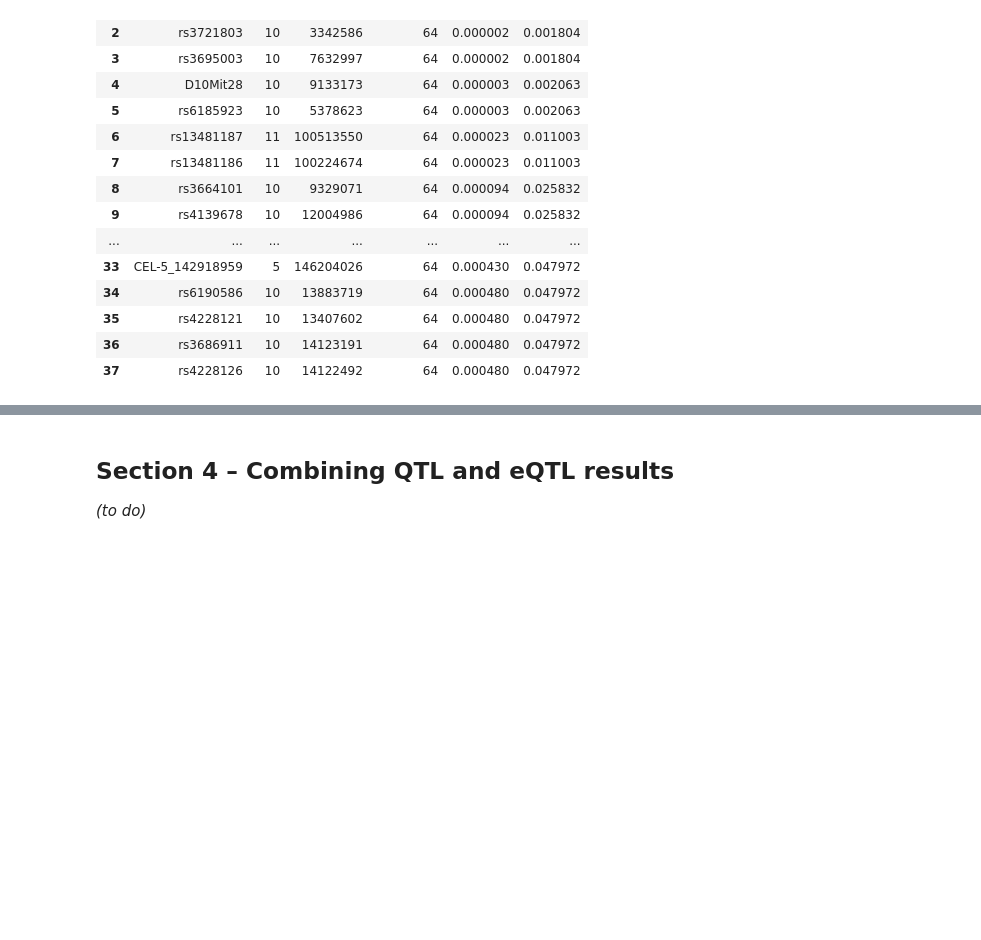
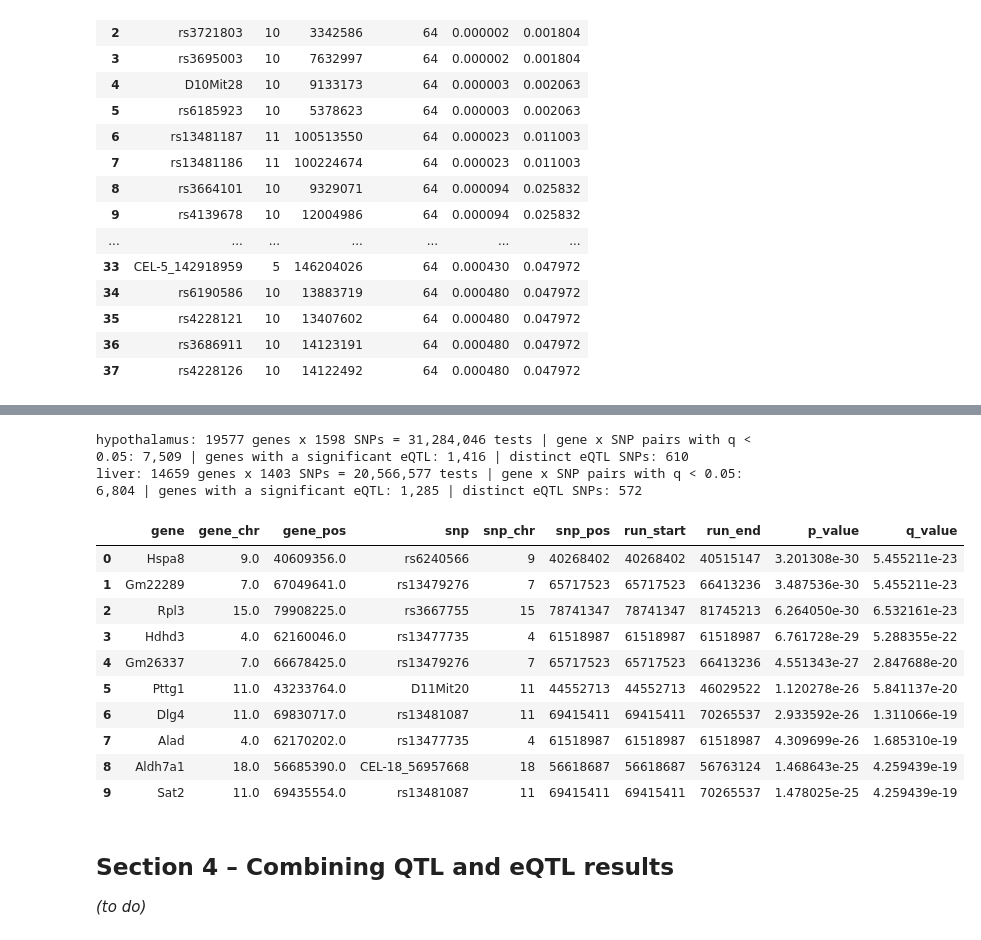
Before and after one commit to amit-sk/system-genetics-project, a Jupyter notebook: system_genetics_project.ipynb, the cells around one changed output, grey strips where cells are left out. Saved outputs shown, nothing was run; the diff lists cells and outputs as text; code cells hidden in the pictures; blank space fills up the shorter version.

```diff
--- a/system_genetics_project.ipynb
+++ b/system_genetics_project.ipynb
@@ -235,3 +481,58 @@ for pid, res in qtl_results.items():
+# %%
+def eqtl_scan(strain_means, snp_matrix, snp_loci):
+    """F-test P-value of every gene x SNP pair. Returns a genes x SNPs DataFrame."""
+    p_values = np.vstack([f_test_all_snps(snp_matrix, gene_values)[0] for gene_values in strain_means.to_numpy()])
+    return pd.DataFrame(p_values, index=strain_means.index, columns=snp_loci)
+
+
+def select_eqtls(p_values, q_values, snp_table, annotation, alpha=FDR_ALPHA):
+    """One row per gene: its best-associated SNP (lowest P) with the SNP's position and run span, the gene's position,
+    P and q. Only genes whose best SNP is significant (q < alpha) are returned."""
+    best_snp_index = np.nanargmin(p_values.to_numpy(), axis=1)
+    genes = np.arange(len(p_values))
+    eqtls = pd.DataFrame({
+        'gene': p_values.index,
+        'gene_chr': annotation.loc[p_values.index, 'chr'].to_numpy(),
+        'gene_pos': annotation.loc[p_values.index, 'pos'].to_numpy(),
+        'snp': snp_table['Locus'].to_numpy()[best_snp_index],
+        'snp_chr': snp_table['Chr'].to_numpy()[best_snp_index],
+        'snp_pos': snp_table['Position'].to_numpy()[best_snp_index],
+        'run_start': snp_table['RunStart'].to_numpy()[best_snp_index],
+        'run_end': snp_table['RunEnd'].to_numpy()[best_snp_index],
+        'p_value': p_values.to_numpy()[genes, best_snp_index],
+        'q_value': q_values.to_numpy()[genes, best_snp_index],
+    })
+    return eqtls[eqtls['q_value'] < alpha].sort_values('p_value').reset_index(drop=True)
+
+
+eqtl_p_values, eqtl_q_values, eqtls = {}, {}, {}
+for tissue in TISSUES:
+    p_values = eqtl_scan(expression[tissue], snp_matrix[tissue], snp_table[tissue]['Locus'])
+    q_values = pd.DataFrame(bh_fdr(p_values.to_numpy().ravel()).reshape(p_values.shape),
+                            index=p_values.index, columns=p_values.columns)
+    eqtl_p_values[tissue], eqtl_q_values[tissue] = p_values, q_values
+    eqtls[tissue] = select_eqtls(p_values, q_values, snp_table[tissue], gene_annotation[tissue])
+    eqtls[tissue].to_csv(f'{RESULTS_DIR}/eqtl_{tissue}.csv', index=False)
+    n_tests = int(p_values.notna().sum().sum())
+    print(f'{tissue}: {p_values.shape[0]} genes x {p_values.shape[1]} SNPs = {n_tests:,} tests | '
+          f'gene x SNP pairs with q < {FDR_ALPHA}: {int((q_values < FDR_ALPHA).sum().sum()):,} | '
+          f'genes with a significant eQTL: {len(eqtls[tissue]):,} | distinct eQTL SNPs: {eqtls[tissue].snp.nunique():,}')
+
+eqtls['hypothalamus'].head(10)
+# %% [output]
+hypothalamus: 19577 genes x 1598 SNPs = 31,284,046 tests | gene x SNP pairs with q < 0.05: 7,509 | genes with a significant eQTL: 1,416 | distinct eQTL SNPs: 610
+liver: 14659 genes x 1403 SNPs = 20,566,577 tests | gene x SNP pairs with q < 0.05: 6,804 | genes with a significant eQTL: 1,285 | distinct eQTL SNPs: 572
+|  | gene | gene_chr | gene_pos | snp | snp_chr | snp_pos | run_start | run_end | p_value | q_value |
+| 0 | Hspa8 | 9.0 | 40609356.0 | rs6240566 | 9 | 40268402 | 40268402 | 40515147 | 3.201308e-30 | 5.455211e-23 |
+| 1 | Gm22289 | 7.0 | 67049641.0 | rs13479276 | 7 | 65717523 | 65717523 | 66413236 | 3.487536e-30 | 5.455211e-23 |
+| 2 | Rpl3 | 15.0 | 79908225.0 | rs3667755 | 15 | 78741347 | 78741347 | 81745213 | 6.264050e-30 | 6.532161e-23 |
+| 3 | Hdhd3 | 4.0 | 62160046.0 | rs13477735 | 4 | 61518987 | 61518987 | 61518987 | 6.761728e-29 | 5.288355e-22 |
+| 4 | Gm26337 | 7.0 | 66678425.0 | rs13479276 | 7 | 65717523 | 65717523 | 66413236 | 4.551343e-27 | 2.847688e-20 |
+| 5 | Pttg1 | 11.0 | 43233764.0 | D11Mit20 | 11 | 44552713 | 44552713 | 46029522 | 1.120278e-26 | 5.841137e-20 |
+| 6 | Dlg4 | 11.0 | 69830717.0 | rs13481087 | 11 | 69415411 | 69415411 | 70265537 | 2.933592e-26 | 1.311066e-19 |
+| 7 | Alad | 4.0 | 62170202.0 | rs13477735 | 4 | 61518987 | 61518987 | 61518987 | 4.309699e-26 | 1.685310e-19 |
+| 8 | Aldh7a1 | 18.0 | 56685390.0 | CEL-18_56957668 | 18 | 56618687 | 56618687 | 56763124 | 1.468643e-25 | 4.259439e-19 |
+| 9 | Sat2 | 11.0 | 69435554.0 | rs13481087 | 11 | 69415411 | 69415411 | 70265537 | 1.478025e-25 | 4.259439e-19 |
 # %% [markdown]
 ## Section 4 – Combining QTL and eQTL results
 *(to do)*
```
Also changed, not shown: parts of 14 cells of this notebook, 12 other files.
